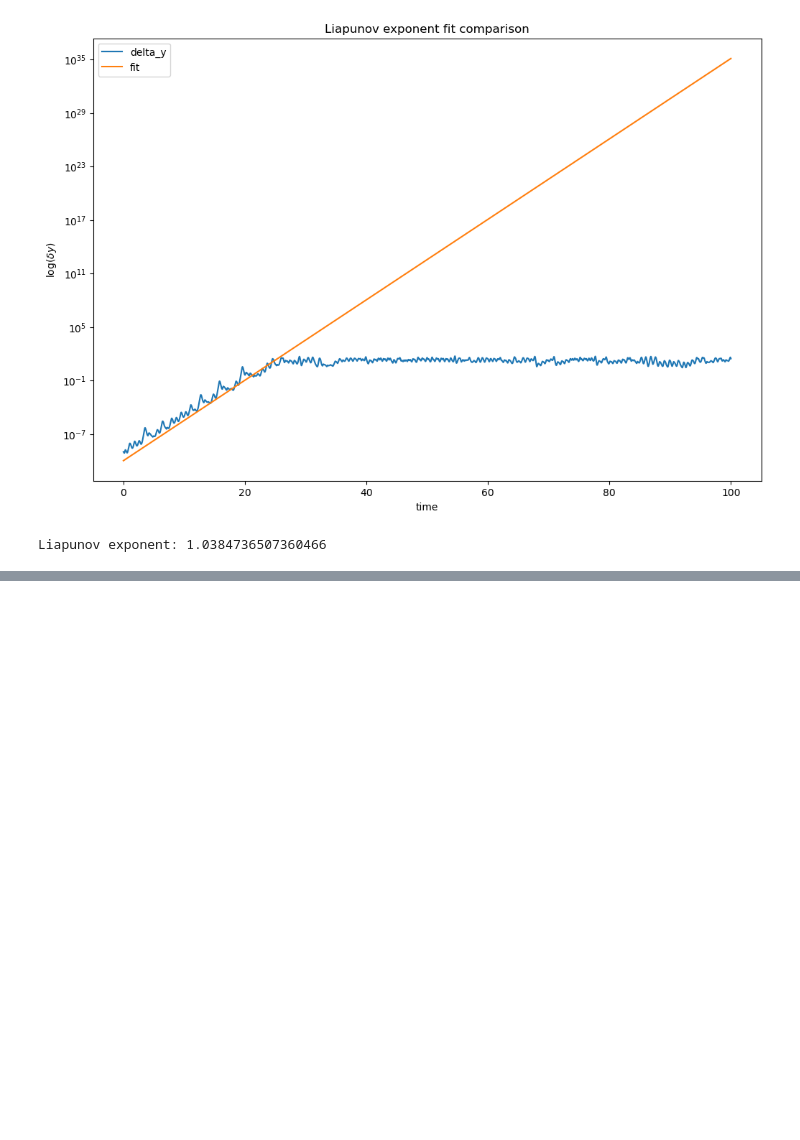
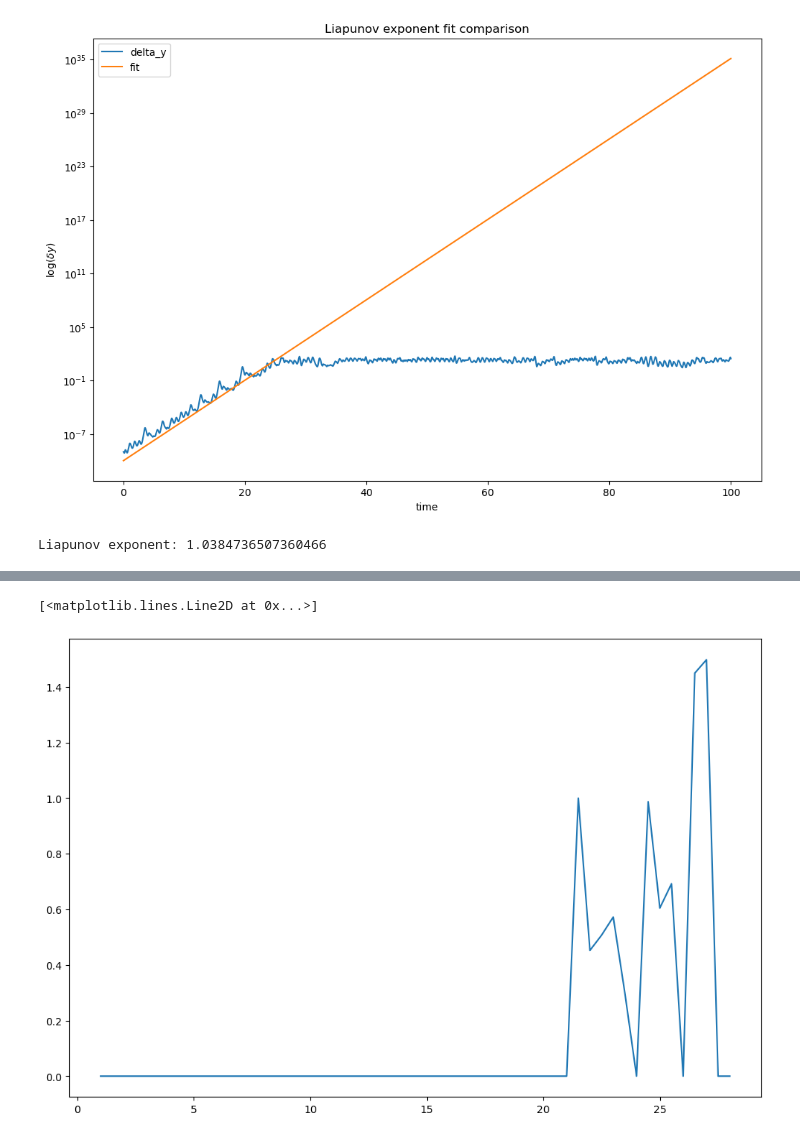
Before and after one commit to FSchierok/compPhys, a Jupyter notebook: Sheet04/A2.ipynb, the cells around one changed output, grey strips where cells are left out. Cells and saved outputs as stored; diff of their text form; code cells hidden in the pictures; blank space fills up the shorter version.

```diff
--- a/Sheet04/A2.ipynb
+++ b/Sheet04/A2.ipynb
@@ -160,6 +190,6 @@ params, cov = curve_fit(liapunov, time, delta_y)
 # %%
 delta_y = np.linalg.norm(trajectory2 - trajectory, axis=1)
-t_cutoff = 25  # as of exercise: use only the increasing part of the curve
+t_cutoff = get_plateau_start(delta_y, time)
 
 plt.plot(time, delta_y, label="$\delta y$")
 plt.yscale("log")
@@ -189,0 +294,21 @@ Liapunov exponent: 1.0384736507360466
+# %%
+from multiprocessing import Pool
+
+
+rs = np.linspace(1, 28, 55)
+sigma = 10
+beta = 8 / 3
+t0 = 0
+tmax = 50
+h = 0.001
+
+
+def liapWrapper(r):
+    return liapFromLorePara(sigma, r, beta, t0, tmax, h)
+
+
+with Pool(4) as p:
+    liap = p.map(liapWrapper, rs)
+# %% [output]
+[<matplotlib.lines.Line2D at 0x...>]
+[figure, added]
```
Also changed, not shown: parts of 10 cells of this notebook.
